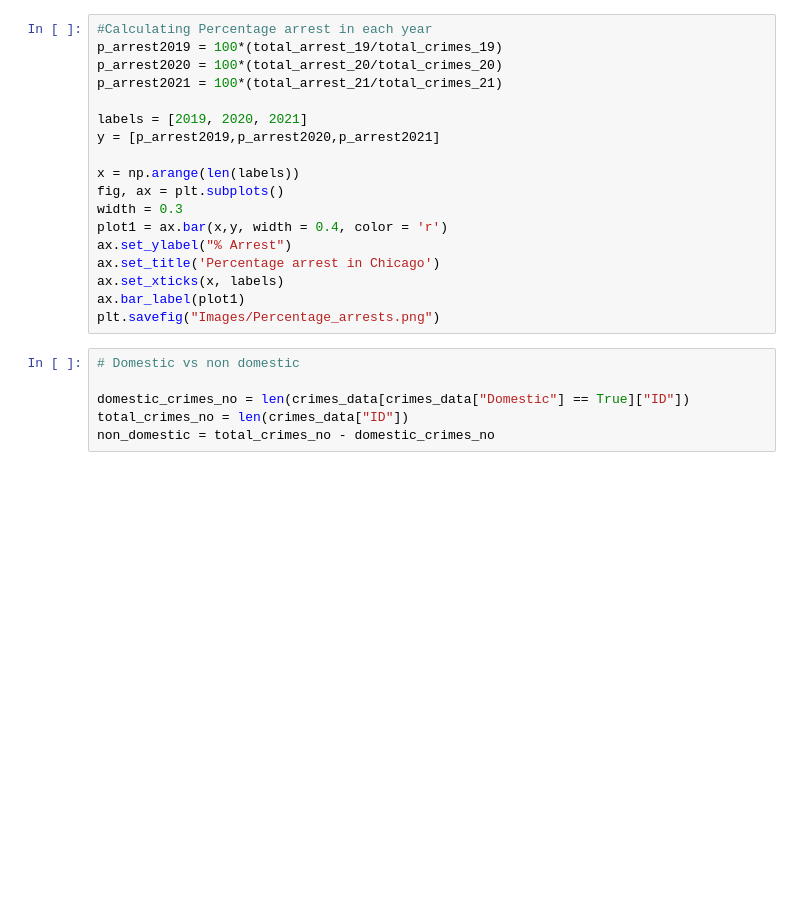
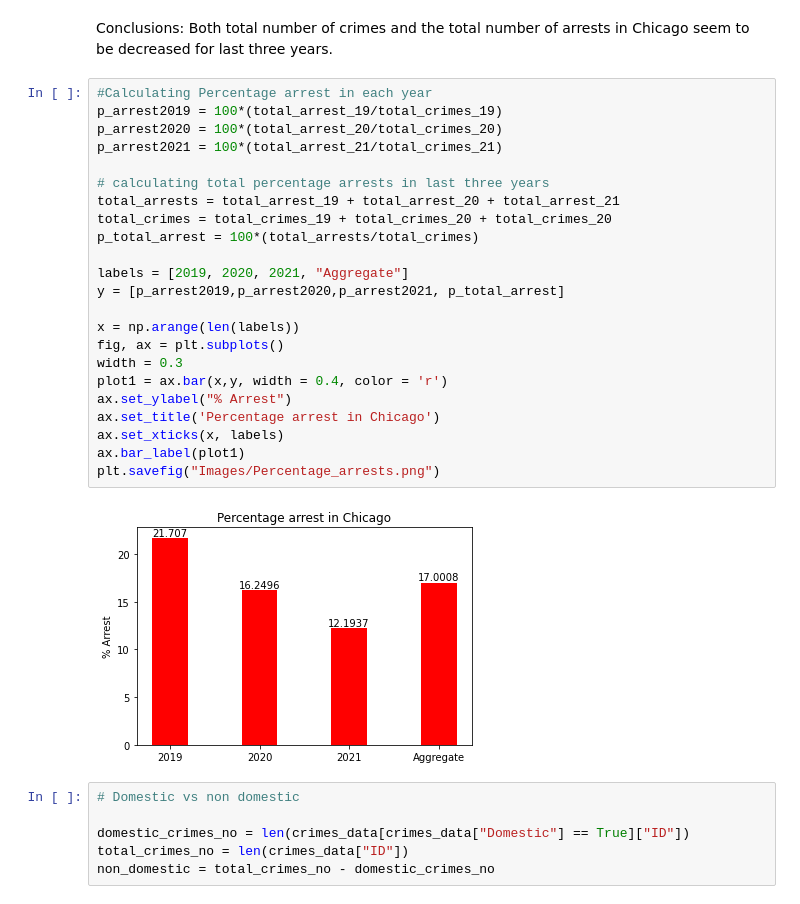
Before and after one commit to ailiushin/group5_repo, a Jupyter notebook: chi_crimes.ipynb, the cells around one changed output. Saved outputs shown, nothing was run; the diff lists cells and outputs as text; blank space fills up the shorter version.

```diff
--- a/chi_crimes.ipynb
+++ b/chi_crimes.ipynb
@@ -80,21 +124,31 @@ plt.show()
+# %% [markdown]
+Conclusions:
+Both total number of crimes and the total number of arrests in Chicago seem to be decreased for last three years.
 # %%
 #Calculating Percentage arrest in each year
 p_arrest2019 = 100*(total_arrest_19/total_crimes_19)
 p_arrest2020 = 100*(total_arrest_20/total_crimes_20)
 p_arrest2021 = 100*(total_arrest_21/total_crimes_21)
 
-labels = [2019, 2020, 2021]
-y = [p_arrest2019,p_arrest2020,p_arrest2021]
+# calculating total percentage arrests in last three years
+total_arrests = total_arrest_19 + total_arrest_20 + total_arrest_21
+total_crimes = total_crimes_19 + total_crimes_20 + total_crimes_20
+p_total_arrest = 100*(total_arrests/total_crimes)
+
+labels = [2019, 2020, 2021, "Aggregate"]
+y = [p_arrest2019,p_arrest2020,p_arrest2021, p_total_arrest]
 
 x = np.arange(len(labels))
 fig, ax = plt.subplots()
 width = 0.3
 plot1 = ax.bar(x,y, width = 0.4, color = 'r')
 ax.set_ylabel("% Arrest")
 ax.set_title('Percentage arrest in Chicago')
 ax.set_xticks(x, labels)
 ax.bar_label(plot1)
 plt.savefig("Images/Percentage_arrests.png")
+# %% [output]
+[figure, added]
 # %%
 # Domestic vs non domestic
 
```
Also changed, not shown: parts of 9 cells of this notebook, 2 other files.
